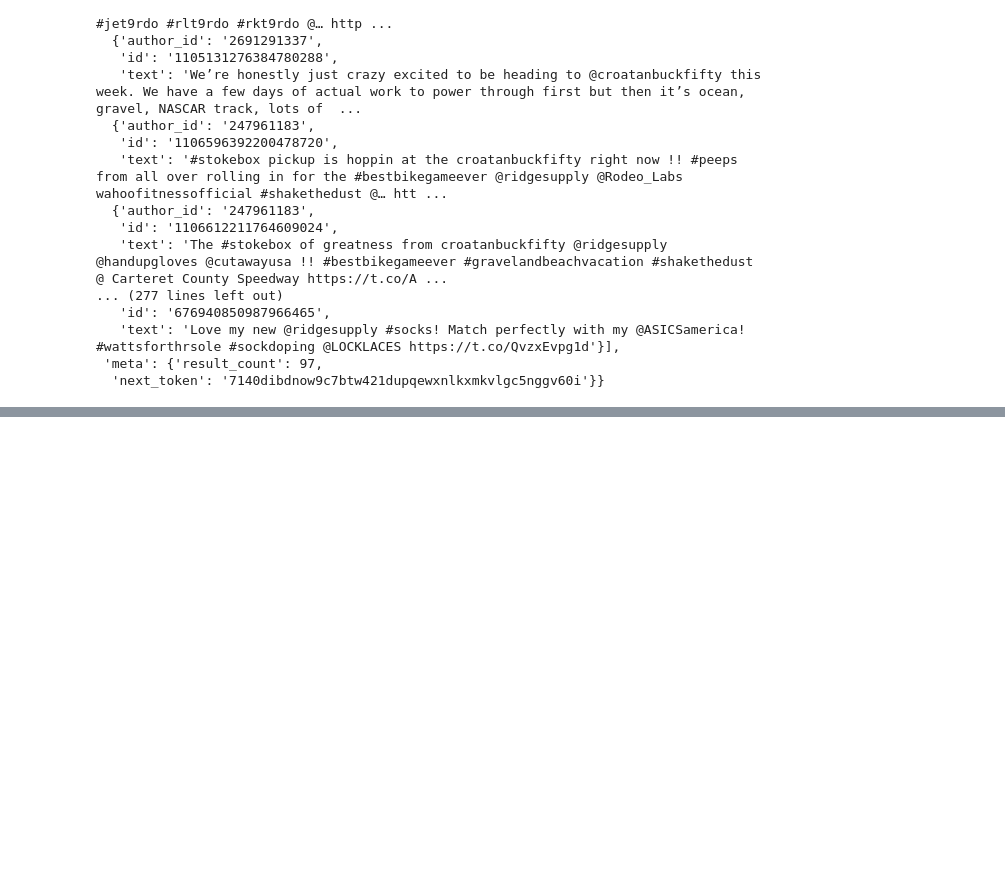
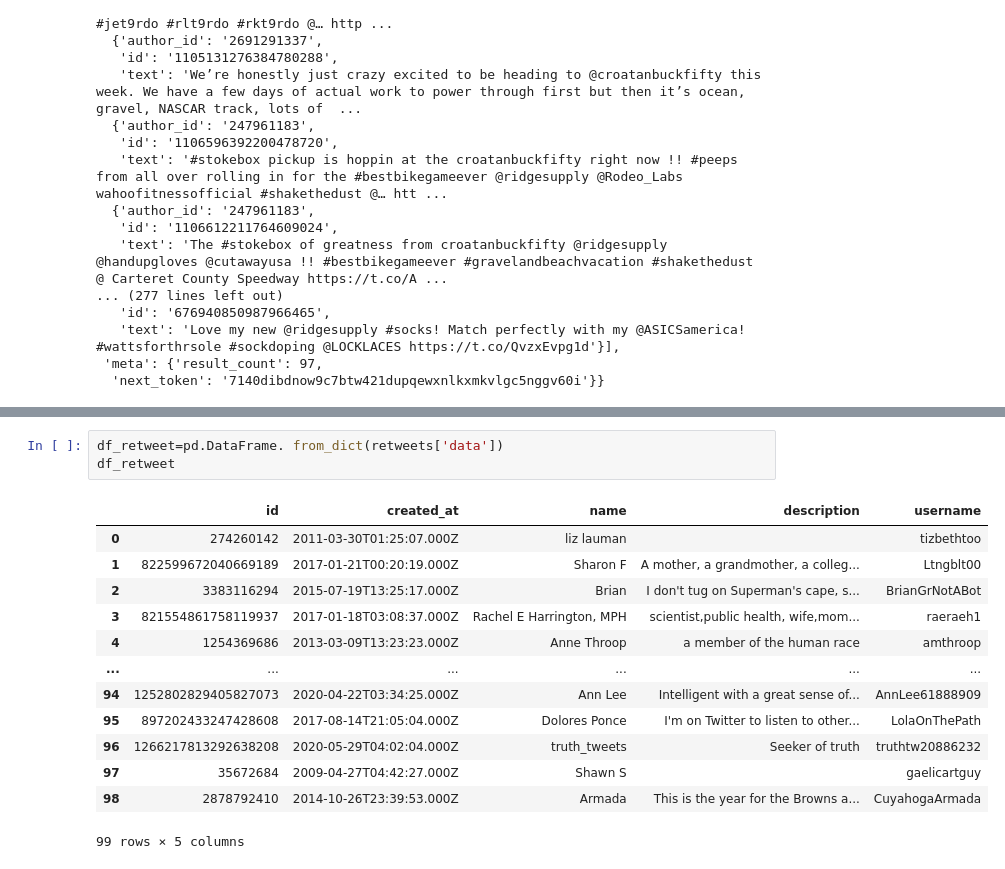
Before and after one commit to lrhf97/brand_project, a Jupyter notebook: data_ridge.ipynb, the cells around one changed output, grey strips where cells are left out. Cells and saved outputs as stored; diff of their text form; blank space fills up the shorter version.

Commit message:
retweet added

```diff
--- a/data_ridge.ipynb
+++ b/data_ridge.ipynb
@@ -266,0 +266,17 @@ retweets
+# %%
+df_retweet=pd.DataFrame. from_dict(retweets['data'])
+df_retweet
+# %% [output]
+|  | id | created_at | name | description | username |
+| 0 | 274260142 | 2011-03-30T01:25:07.000Z | liz lauman |  | tizbethtoo |
+| 1 | 822599672040669189 | 2017-01-21T00:20:19.000Z | Sharon F | A mother, a grandmother, a colleg... | Ltngblt00 |
+| 2 | 3383116294 | 2015-07-19T13:25:17.000Z | Brian | I don't tug on Superman's cape, s... | BrianGrNotABot |
+| 3 | 821554861758119937 | 2017-01-18T03:08:37.000Z | Rachel E Harrington, MPH | scientist,public health, wife,mom... | raeraeh1 |
+| 4 | 1254369686 | 2013-03-09T13:23:23.000Z | Anne Throop | a member of the human race | amthroop |
+| ... | ... | ... | ... | ... | ... |
+| 94 | 1252802829405827073 | 2020-04-22T03:34:25.000Z | Ann Lee | Intelligent with a great sense of... | AnnLee61888909 |
+| 95 | 897202433247428608 | 2017-08-14T21:05:04.000Z | Dolores Ponce | I'm on Twitter to listen to other... | LolaOnThePath |
+| 96 | 1266217813292638208 | 2020-05-29T04:02:04.000Z | truth_tweets | Seeker of truth | truthtw20886232 |
+| 97 | 35672684 | 2009-04-27T04:42:27.000Z | Shawn S |  | gaelicartguy |
+| 98 | 2878792410 | 2014-10-26T23:39:53.000Z | Armada | This is the year for the Browns a... | CuyahogaArmada |
+99 rows × 5 columns
```
Also changed, not shown: parts of 4 cells of this notebook.
